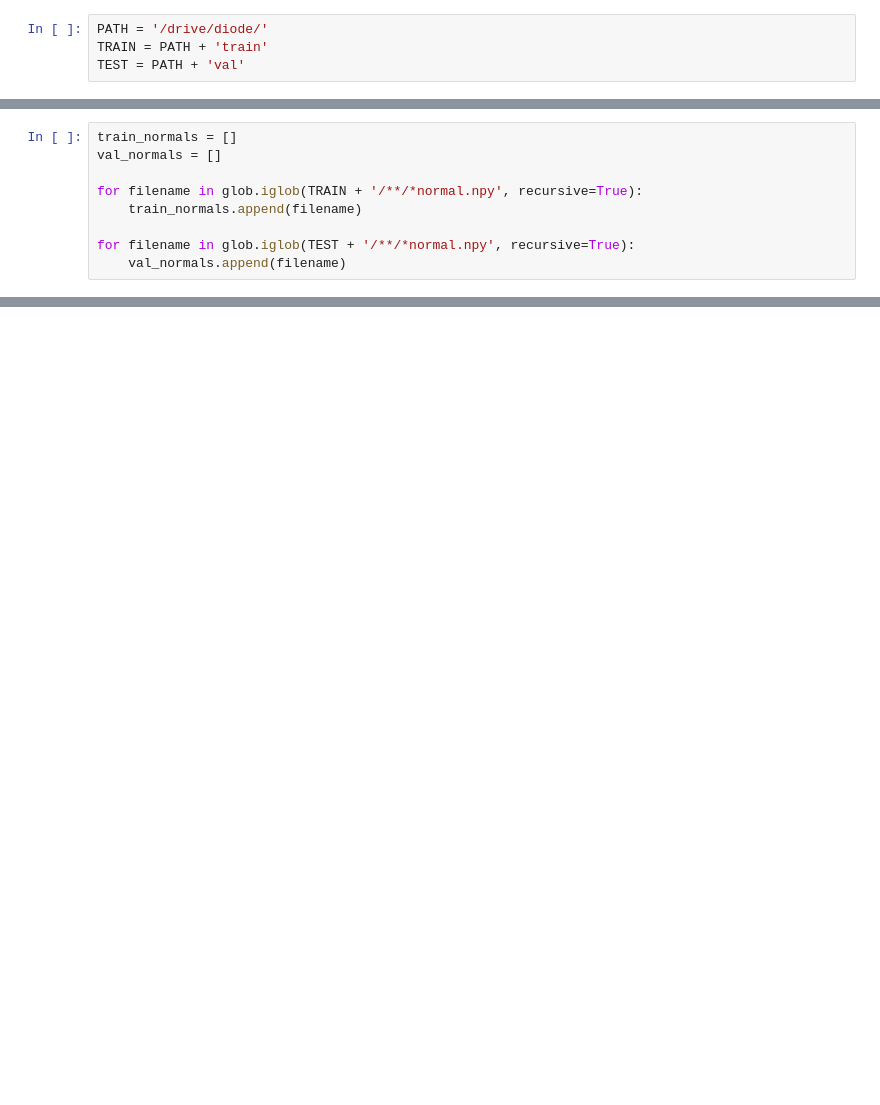
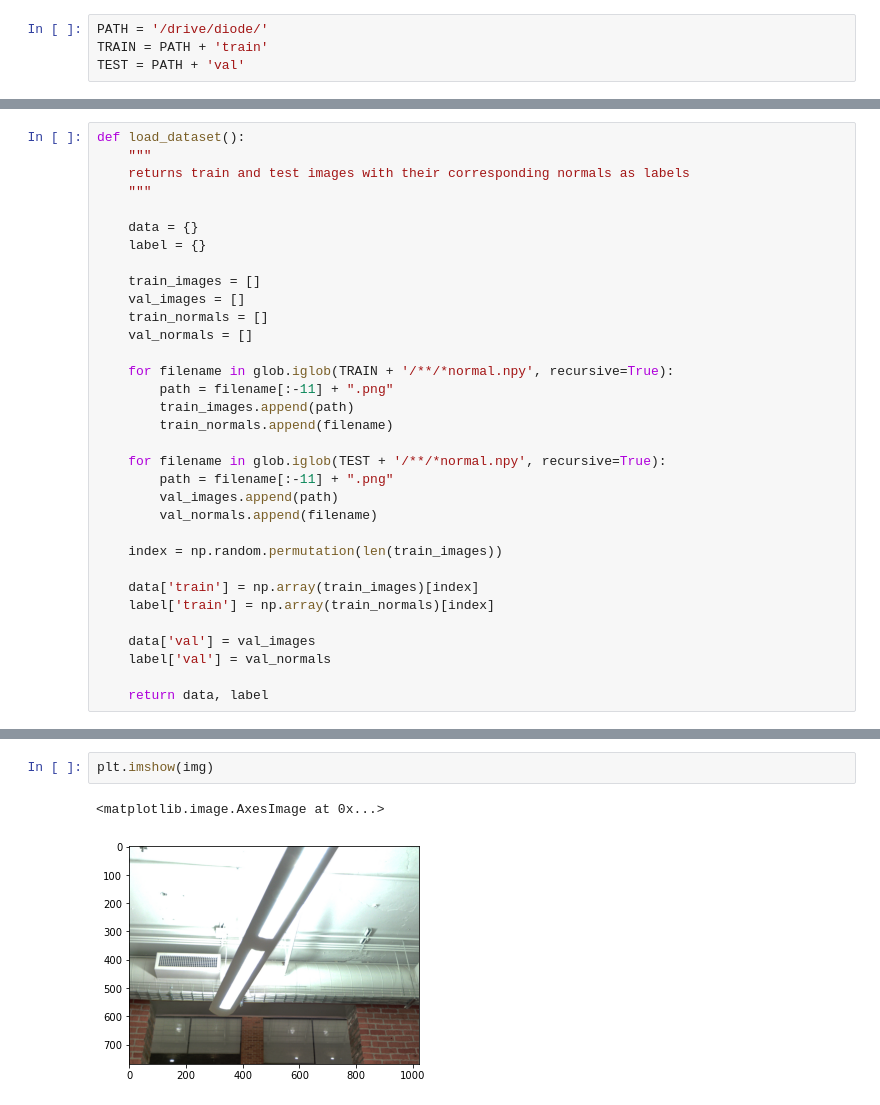
Before and after one commit to klekkala/MTML_Pth, a Jupyter notebook: notebooks/load_diode_dataset.ipynb, the cells around one changed output, grey strips where cells are left out. Drawn from its saved outputs; the diff is of its cells as text; blank space fills up the shorter version.

```diff
--- a/notebooks/load_diode_dataset.ipynb
+++ b/notebooks/load_diode_dataset.ipynb
@@ -18,9 +11,33 @@ for filename in glob.iglob(TEST + '/**/*.png', recursive=True):
 # %%
-train_normals = []
-val_normals = []
+def load_dataset():
+    """
+    returns train and test images with their corresponding normals as labels
+    """
 
-for filename in glob.iglob(TRAIN + '/**/*normal.npy', recursive=True):
-    train_normals.append(filename)
+    data = {}
+    label = {}
 
-for filename in glob.iglob(TEST + '/**/*normal.npy', recursive=True):
-    val_normals.append(filename)
+    train_images = []
+    val_images = []
+    train_normals = []
+    val_normals = []
+
+    for filename in glob.iglob(TRAIN + '/**/*normal.npy', recursive=True):
+        path = filename[:-11] + ".png"
+        train_images.append(path)
+        train_normals.append(filename)
+
+    for filename in glob.iglob(TEST + '/**/*normal.npy', recursive=True):
+        path = filename[:-11] + ".png"
+        val_images.append(path)
+        val_normals.append(filename)
+
+    index = np.random.permutation(len(train_images))
+
+    data['train'] = np.array(train_images)[index]
+    label['train'] = np.array(train_normals)[index]
+
+    data['val'] = val_images
+    label['val'] = val_normals
+
+    return data, label
@@ -60,0 +67,5 @@ cnt
+# %%
+plt.imshow(img)
+# %% [output]
+<matplotlib.image.AxesImage at 0x...>
+[figure, added]
```
Also changed, not shown: parts of 13 cells of this notebook, 6 other files.
